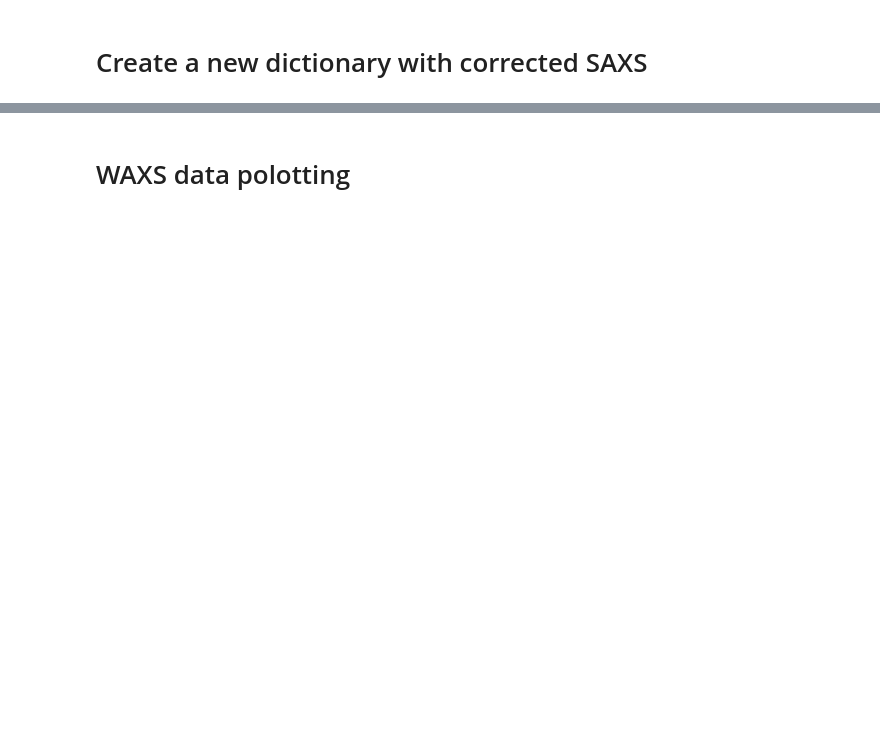
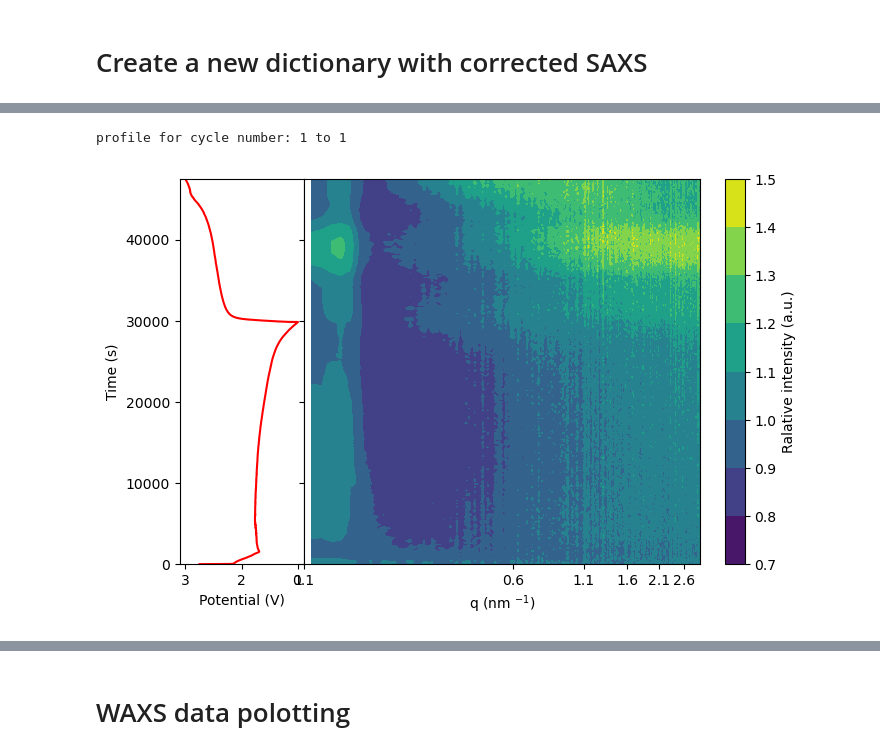
Before and after one commit to PronoyDutta/SAXS_WAXS, a Jupyter notebook: SAXS_WAXS_plotting.ipynb, the cells around one changed output, grey strips where cells are left out. Drawn from its saved outputs; the diff is of its cells as text; code cells hidden in the pictures; blank space fills up the shorter version.

Commit message:
contourplot_unification_in_progress

```diff
--- a/SAXS_WAXS_plotting.ipynb
+++ b/SAXS_WAXS_plotting.ipynb
@@ -439,3 +506,8 @@ plt.ylim(0.0001,40)
+# %%
+contourplot('saxs', starting_cycle, end_cycle, file_dictionary, new_time_dict, saxs_min_limit, saxs_max_limit)
+# %% [output]
+profile for cycle number: 1 to 1
+[figure, added]
 # %%
 import matplotlib.ticker as mticker
 print(f'profile for cycle number: {starting_cycle} to {end_cycle}')
```
Also changed, not shown: parts of 22 cells of this notebook.
